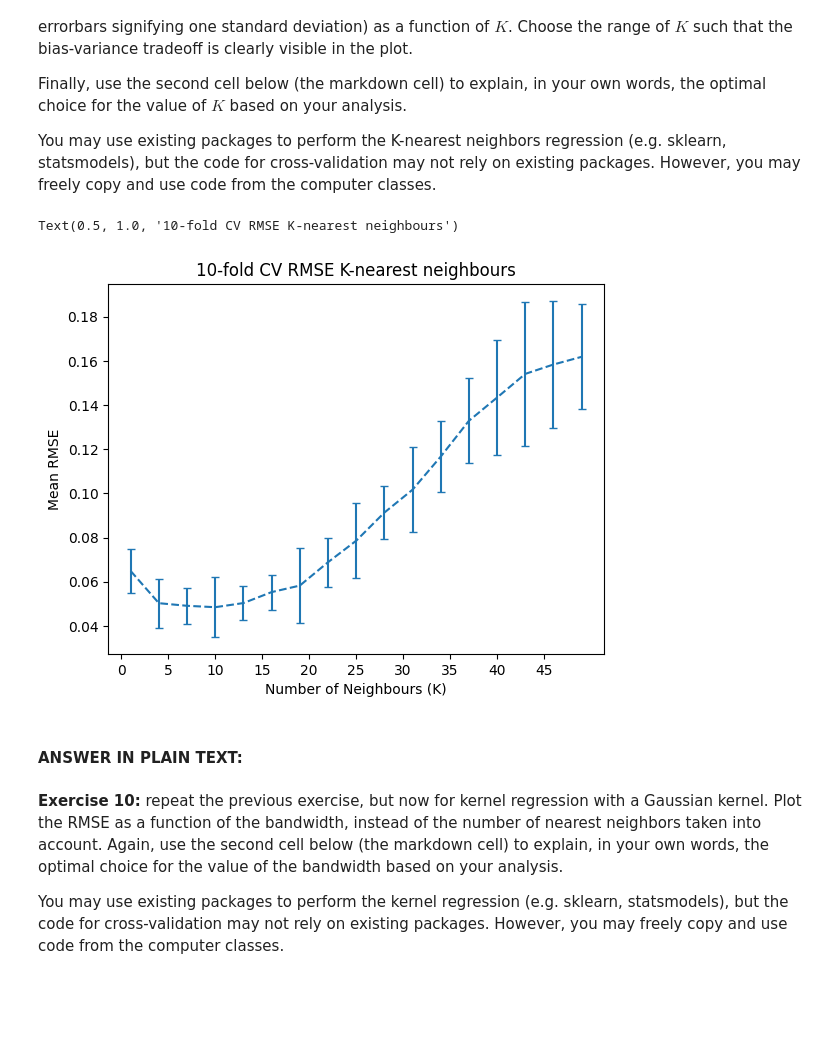
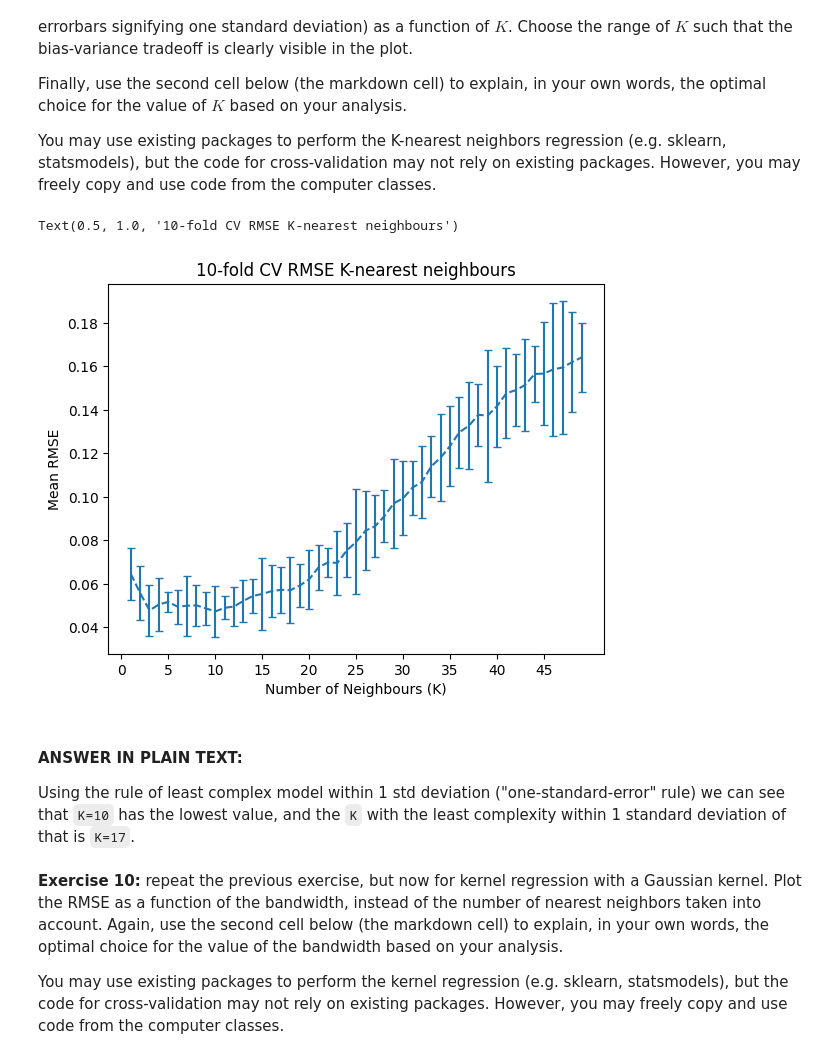
Before and after one commit to AlbinLind/Data-Science-Methodology, a Jupyter notebook: week 1/DSM_assignment1.ipynb, the cells around one changed output. Cells and saved outputs as stored; diff of their text form; code cells hidden in the pictures; blank space fills up the shorter version.

Commit message:
improve answers in assignment 1

```diff
--- a/week 1/DSM_assignment1.ipynb
+++ b/week 1/DSM_assignment1.ipynb
@@ -310,43 +312,46 @@ def ten_fold_cv(model: BaseEstimator) -> list[float]:
     shuffled_x = x[shuffeling].reshape(-1, 1)
     shuffled_y = y[shuffeling]
 
+    # Split the data into 10 folds
     x_folds = np.split(shuffled_x, 10)
     y_folds = np.split(shuffled_y, 10)
 
     results = list()
 
+    # For each fold, train the model on 9 folds and evaluate the RMSE on the remaining fold
     for i in range(10):
         x_train = np.concat(x_folds[:i] + x_folds[i + 1 :])
         x_test = x_folds[i]
         y_train = np.concat(y_folds[:i] + y_folds[i + 1 :])
         y_test = y_folds[i]
         model.fit(X=x_train, y=y_train)
         y_hat = model.predict(x_test)
         score = root_mean_squared_error(y_test, y_hat)
         results.append(score)
 
     return results
 
 
 knn_results = dict()
-for k in np.arange(1, 50, 3):
+for k in np.arange(1, 50, 1):
     knn_results[k] = ten_fold_cv(KNeighborsRegressor(n_neighbors=k))
 
 means = [np.mean(r) for r in knn_results.values()]
 std_dev = [np.std(r) for r in knn_results.values()]
 
 plt.errorbar(
     x=list(knn_results.keys()), y=means, yerr=std_dev, capsize=3, linestyle="dashed"
 )
 plt.xlabel("Number of Neighbours (K)")
 plt.xticks(np.arange(0, 50, 5))
 plt.ylabel("Mean RMSE")
 plt.title("10-fold CV RMSE K-nearest neighbours")
 # %% [output]
 Text(0.5, 1.0, '10-fold CV RMSE K-nearest neighbours')
-[figure, old version]
+[figure, new version]
-# %% [markdown]
-#### ANSWER IN PLAIN TEXT:
+# %% [markdown]
+#### ANSWER IN PLAIN TEXT:
+Using the rule of least complex model within 1 std deviation ("one-standard-error" rule) we can see that `K=10` has the lowest value, and the `K` with the least complexity within 1 standard deviation of that is `K=17`.
 # %% [markdown]
 **Exercise 10:** repeat the previous exercise, but now for kernel regression with a Gaussian kernel. Plot the RMSE as a function of the bandwidth, instead of the number of nearest neighbors taken into account. Again, use the second cell below (the markdown cell) to explain, in your own words, the optimal choice for the value of the bandwidth based on your analysis.
 
```
Also changed, not shown: parts of 13 cells of this notebook.
